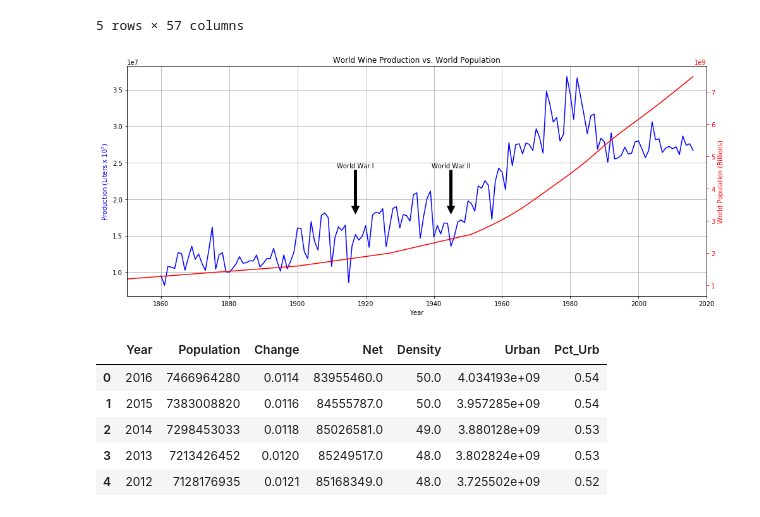
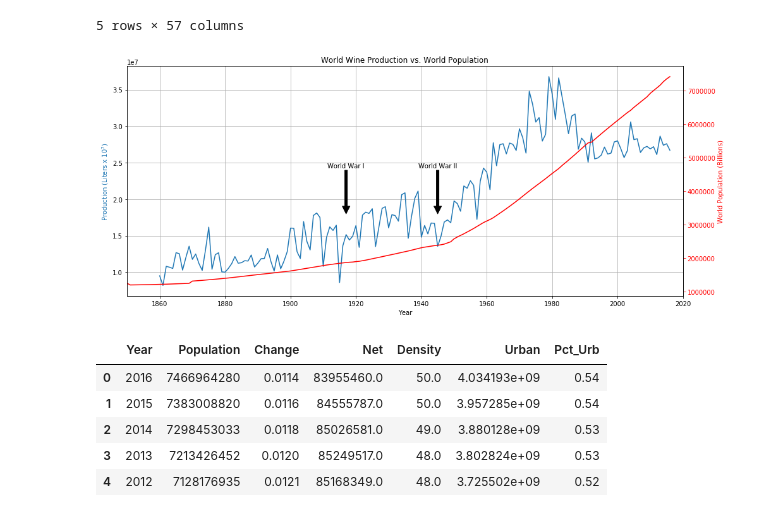
Before and after one commit to renatonico/Pygeons, a Jupyter notebook: notebooks/renato.ipynb, the cells around one changed output. Saved outputs shown, nothing was run; the diff lists cells and outputs as text; code cells hidden in the pictures.

```diff
--- a/notebooks/renato.ipynb
+++ b/notebooks/renato.ipynb
@@ -33,46 +51,52 @@ T6_df.tail()
 | 180 | 2015 | 4700000.0 | 4950000.0 | 700000.000 | 3770000.0 | 230000.0 | 16000.0 | NaN | NaN | 887281.3 | ... | ... |
 | 181 | 2016 | 4350000.0 | 5090000.0 | 600000.000 | 3930000.0 | 200000.0 | 16000.0 | NaN | NaN | 900000.0 | ... | ... |
 5 rows × 57 columns
+# %%
+# World population from big spreadsheet
+T58_df = pd.read_excel(file, sheet_name='T58 Population', skiprows=1) # 1st row is sheet title, 2nd is column header
+T58_df.rename(columns={'Unnamed: 0': 'Year'}, inplace=True) # 1st col is year, but has no header, thus renaming here
+#print("Column headings:")
+#print(T6_df.columns)
 # %%
 # Graphing World Prod for all years
 #
 # read: https://www.thedrinksbusiness.com/2018/04/global-wine-production-drops-to-historic-low/
 
 fig, ax1 = plt.subplots(figsize=(14,6))
 years = T6_df.Year # T6 is the sheet with production values
 prod = T6_df.World # World column has the total
-ax1.plot(years,prod, color='b')
+ax1.plot(years,prod, color='#1f77b4')
 ax1.grid()
 ax1.annotate('World War I', xy=(1917, 18000000), xycoords='data', xytext=(1917, 25000000), textcoords='data',
             arrowprops=dict(facecolor='black', shrink=1),
             horizontalalignment='center', verticalalignment='top',)
 ax1.annotate('World War II', xy=(1945, 18000000), xycoords='data', xytext=(1945, 25000000), textcoords='data',
             arrowprops=dict(facecolor='black', shrink=1),
             horizontalalignment='center', verticalalignment='top',)
 
 ax1.set_xlabel('Year')
-ax1.set_ylabel('Production (Liters x $10^7$)', color='b')
+ax1.set_ylabel('Production (Liters x $10^7$)', color='#1f77b4')
 
 
 # World population
 # http://www.worldometers.info/world-population/world-population-by-year/
-popfile = "../data/rawdata/World_population.csv"
-world_pop_df = pd.read_csv(popfile)
-pyears=world_pop_df.Year
-population = world_pop_df.Population
+#popfile = "../data/rawdata/World_population.csv"
+#world_pop_df = pd.read_csv(popfile)
+pyears=T58_df.Year
+population = T58_df.World
 
 ax2 = ax1.twinx()
 ax2.plot(pyears,population, color='r')
 ax2.set_ylabel('World Population (Billions)', color='r')
 ax2.tick_params('y', colors='r')
 
 plt.title("World Wine Production vs. World Population")
 plt.xlim(left = 1850, right=2020)
 
 fig.tight_layout()
 plt.show()
 # %% [output]
-[figure, old version]
+[figure, new version]
 # %%
 world_pop_df.head()
 # %% [output]
```
Also changed, not shown: parts of 16 cells of this notebook.
